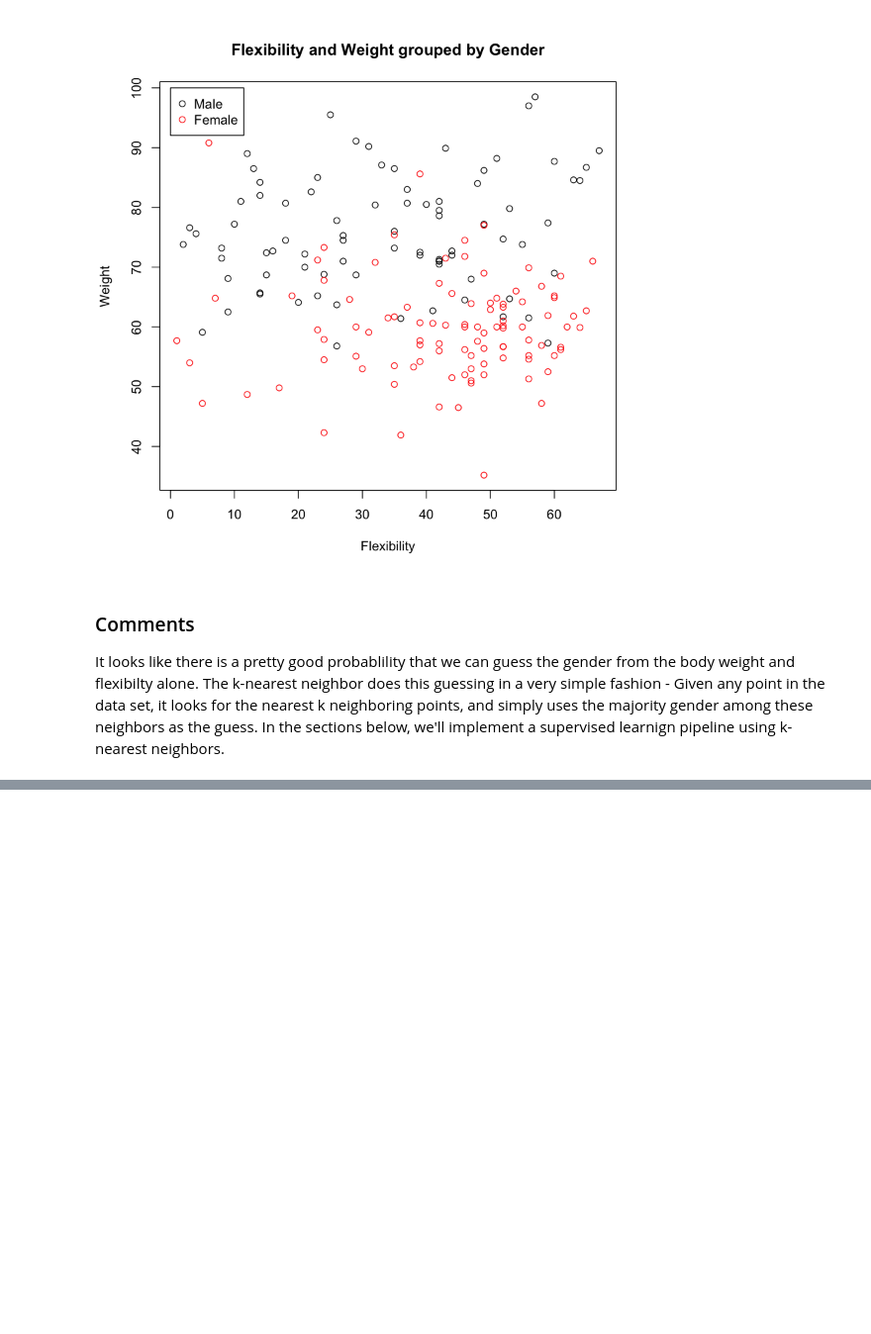
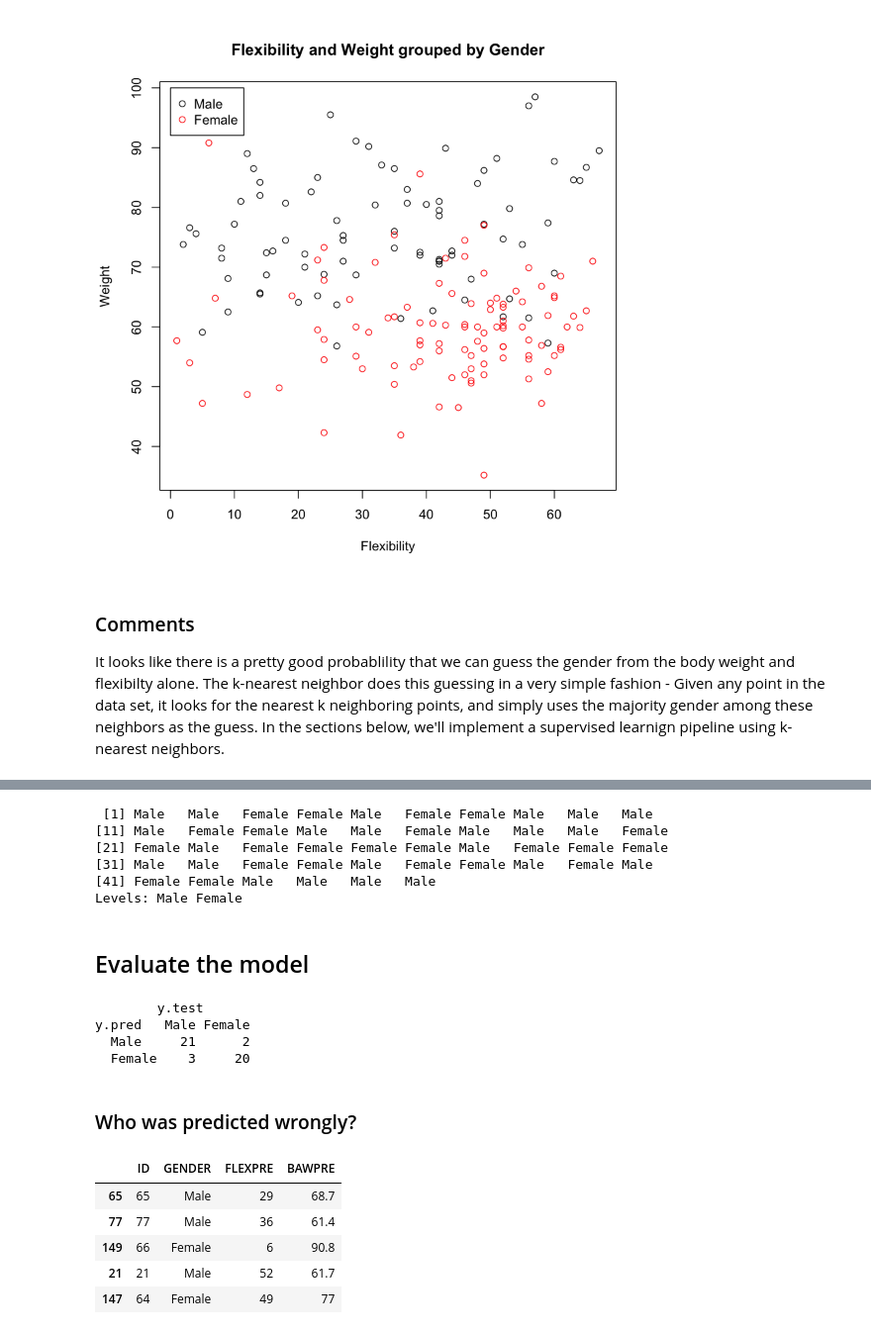
Before and after one commit to duke-biostats/ngs-2015, a Jupyter notebook: Wk1_Wed/SupervisedLearning.ipynb, the cells around one changed output, grey strips where cells are left out. Shown: that part at 99% size. Cells and saved outputs as stored; diff of their text form; code cells hidden in the pictures; blank space fills up the shorter version.

```diff
--- a/Wk1_Wed/SupervisedLearning.ipynb
+++ b/Wk1_Wed/SupervisedLearning.ipynb
@@ -77,0 +144,21 @@ It looks like there is a pretty good probablility that we can guess the gender f
+# %%
+y.pred
+# %% [output]
+ [1] Male   Male   Female Female Male   Female Female Male   Male   Male
+[11] Male   Female Female Male   Male   Female Male   Male   Male   Female
+[21] Female Male   Female Female Female Female Male   Female Female Female
+[31] Male   Male   Female Female Male   Female Female Male   Female Male
+[41] Female Female Male   Male   Male   Male
+Levels: Male Female
+# %% [markdown]
+Evaluate the model
+----
+# %%
+table(y.pred, y.test)
+# %% [output]
+        y.test
+y.pred   Male Female
+  Male     21      2
+  Female    3     20
+# %% [markdown]
+### Who was predicted wrongly?
@@ -77,0 +167,9 @@ It looks like there is a pretty good probablility that we can guess the gender f
+# %%
+df.test[misses,]
+# %% [output]
+|  | ID | GENDER | FLEXPRE | BAWPRE |
+| 65 | 65 | Male | 29 | 68.7 |
+| 77 | 77 | Male | 36 | 61.4 |
+| 149 | 66 | Female | 6 | 90.8 |
+| 21 | 21 | Male | 52 | 61.7 |
+| 147 | 64 | Female | 49 | 77 |
```
Also changed, not shown: parts of 25 cells of this notebook.
